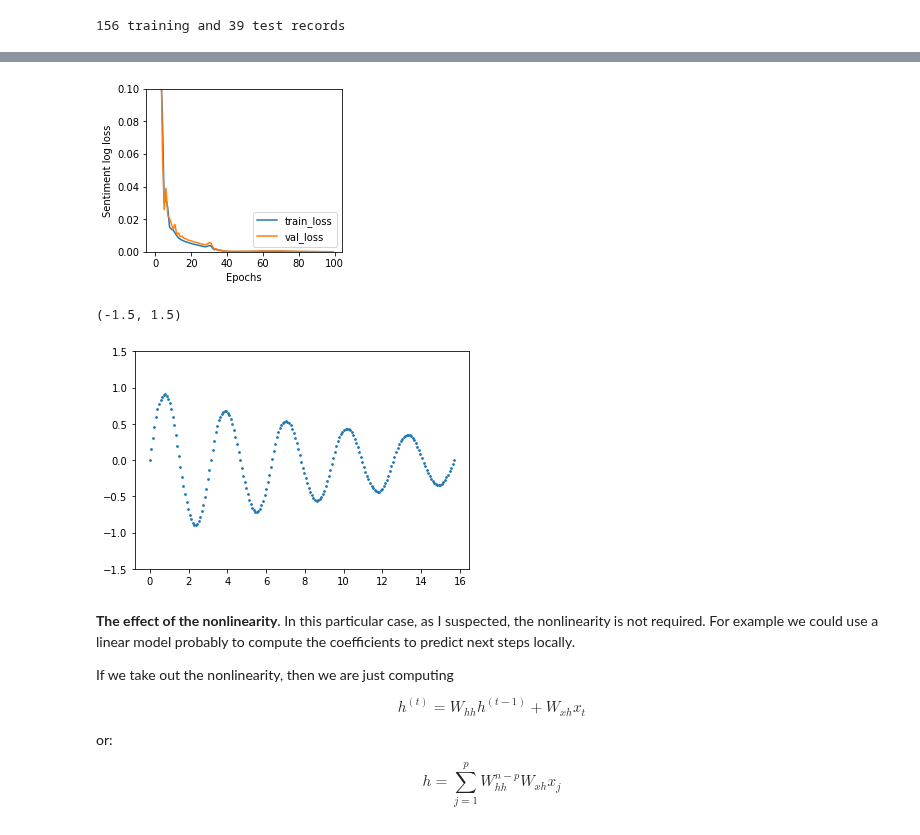
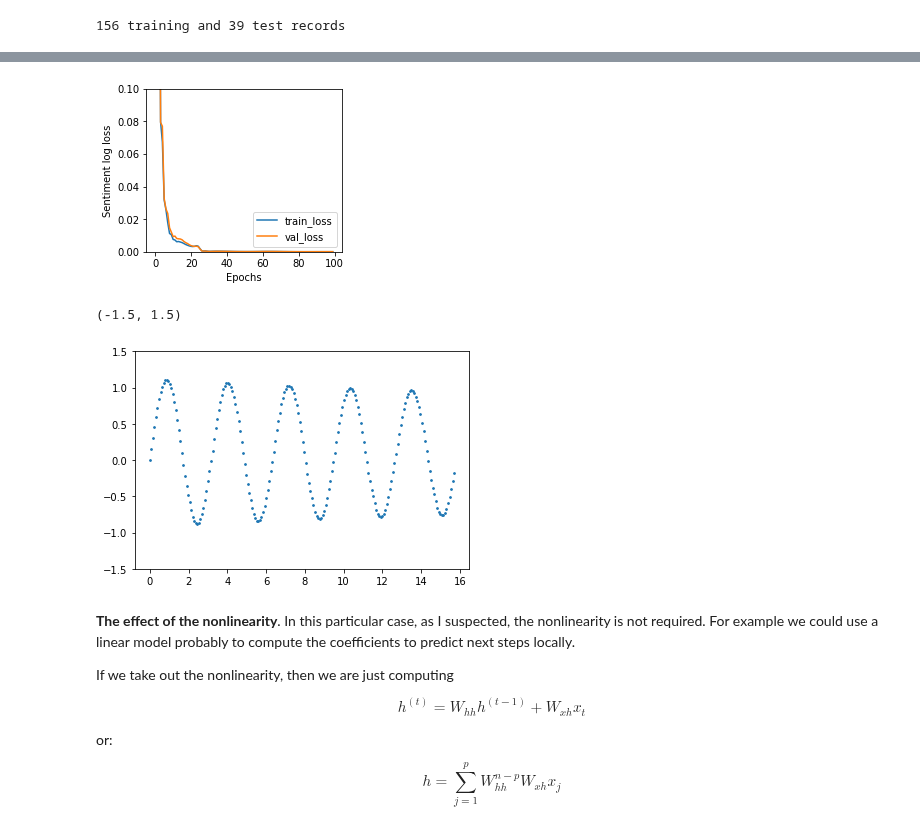
Before and after one commit to parrt/playdl, a Jupyter notebook: notebooks/RNN-sine.ipynb, the cells around one changed output, grey strips where cells are left out. Saved outputs shown, nothing was run; the diff lists cells and outputs as text; code cells hidden in the pictures.

```diff
--- a/notebooks/RNN-sine.ipynb
+++ b/notebooks/RNN-sine.ipynb
@@ -186,7 +186,7 @@ print(f"{len(X_train)} training and {len(X_valid)} test records")
 # %% [output]
 156 training and 39 test records
 # %%
-rnn = RNN(input_features=k, hidden_size=10).to(device)
+rnn = RNN_slow(input_features=k, hidden_size=10).to(device)
 model, history = rtrain(rnn, TensorDataset(X_train, y_train), TensorDataset(X_valid, y_valid),
                         loss_fn=torch.nn.MSELoss(),
                         metric=torch.nn.L1Loss(),
@@ -206,4 +206,4 @@ Epoch  80 loss   0.000,   0.000   L1Loss 0.191, 0.225
-[figure, old version]
+[figure, new version]
 # %%
 x = np.linspace(0,ncycles*np.pi,timesteps)
 siny = np.sin(2*x)
@@ -220,7 +220,7 @@ plt.scatter(x[0:n_output], output, s=3)
 plt.ylim(-1.5,1.5)
 # %% [output]
 (-1.5, 1.5)
-[figure, old version]
+[figure, new version]
 # %% [markdown]
 **The effect of the nonlinearity**. In this particular case, as I suspected, the nonlinearity is not required. For example we could use a linear model probably to compute the coefficients to predict next steps locally.
 
```
Also changed, not shown: parts of 4 cells of this notebook, 2 other files.
